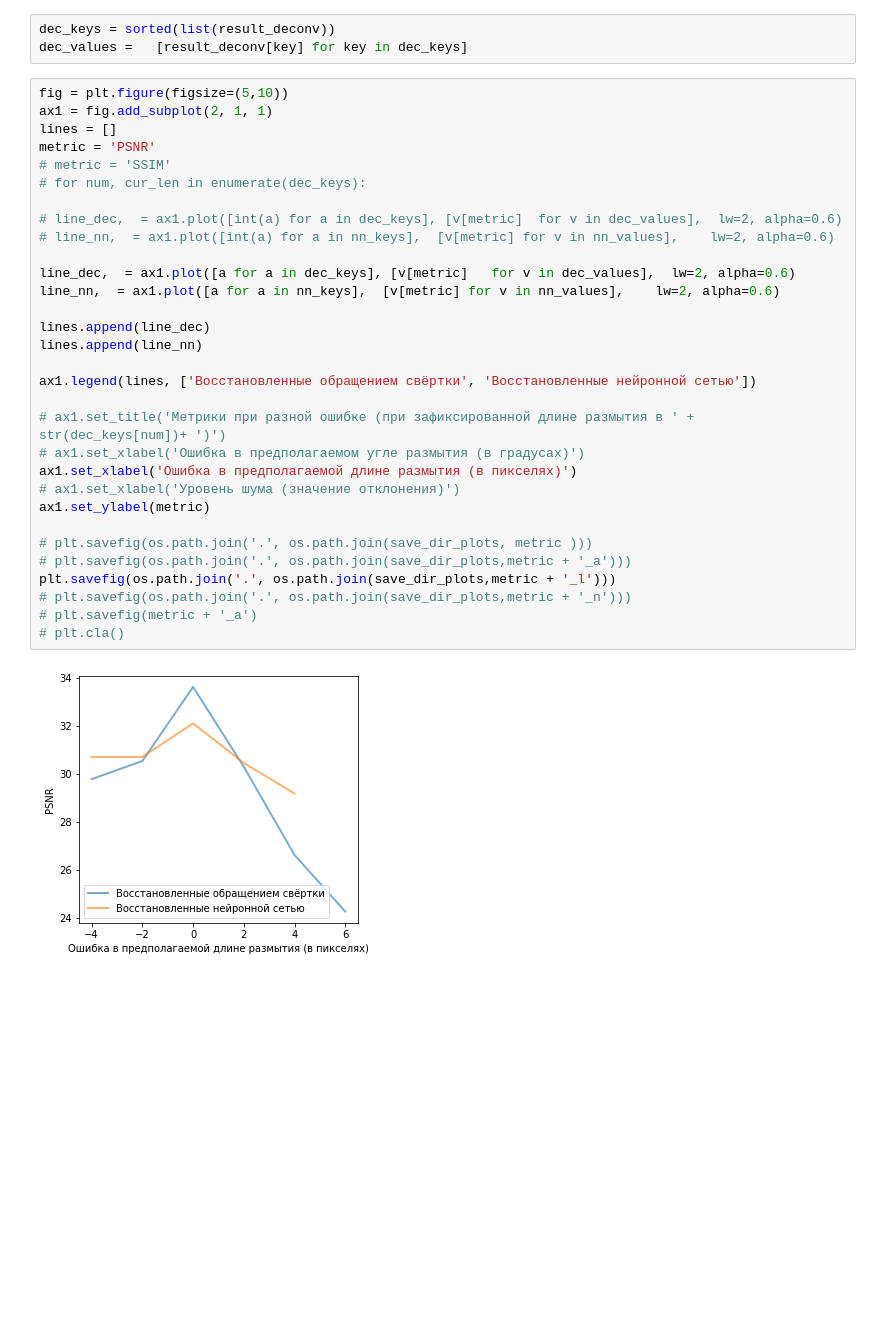
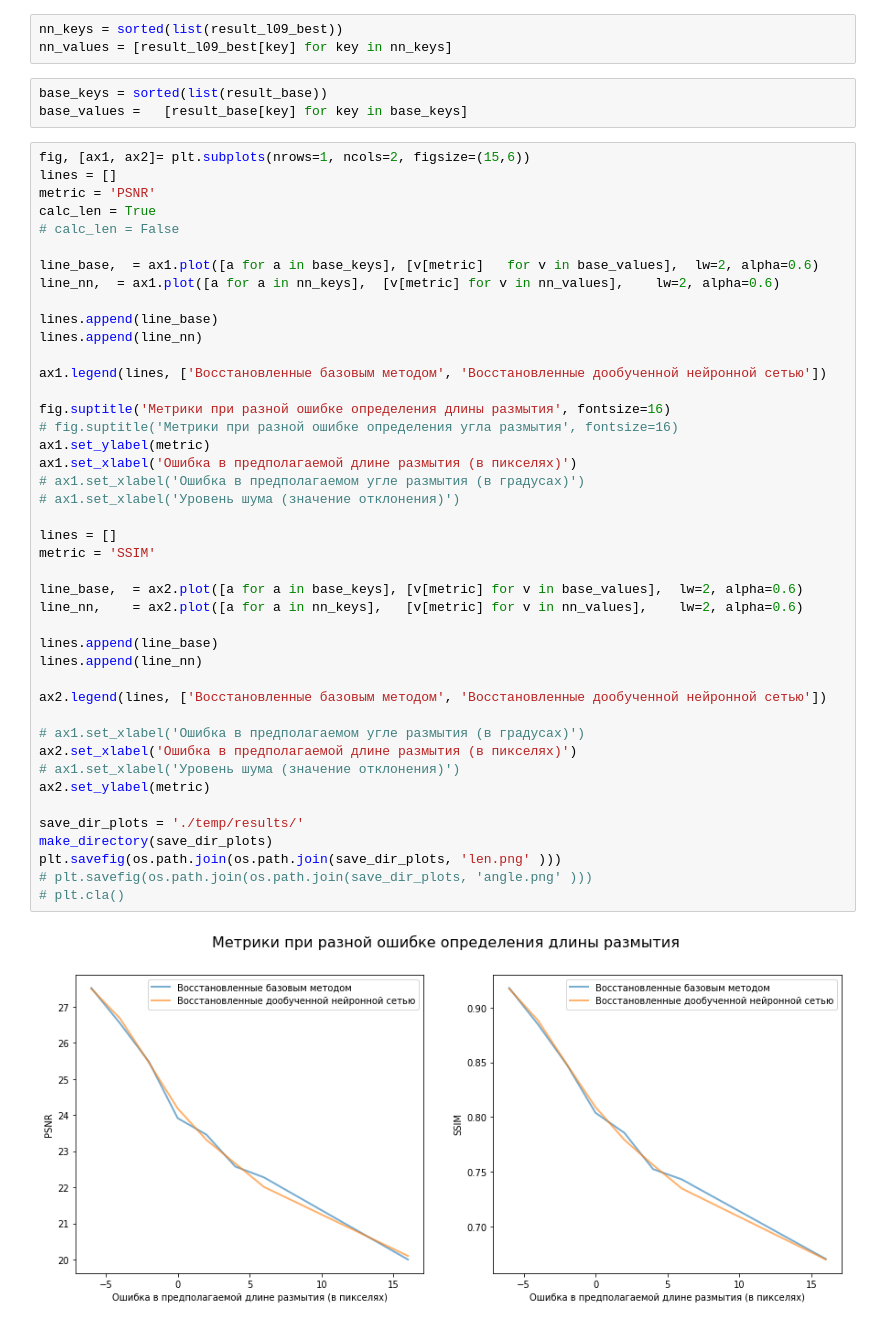
Before and after one commit to lePossum/DeblurGANv2, a Jupyter notebook: np_calc_metrics.ipynb, the cells around one changed output. Drawn from its saved outputs; the diff is of its cells as text; blank space fills up the shorter version.

```diff
--- a/np_calc_metrics.ipynb
+++ b/np_calc_metrics.ipynb
@@ -103,36 +67,51 @@ nn_values[3]['SSIM'] = 0.92439030207011
 # %%
-dec_keys = sorted(list(result_deconv))
-dec_values =   [result_deconv[key] for key in dec_keys]
+nn_keys = sorted(list(result_l09_best))
+nn_values = [result_l09_best[key] for key in nn_keys]
+# %%
+base_keys = sorted(list(result_base))
+base_values =   [result_base[key] for key in base_keys]
 # %%
-fig = plt.figure(figsize=(5,10))
-ax1 = fig.add_subplot(2, 1, 1)
+fig, [ax1, ax2]= plt.subplots(nrows=1, ncols=2, figsize=(15,6))
 lines = []
 metric = 'PSNR'
-# metric = 'SSIM'
-# for num, cur_len in enumerate(dec_keys):
+calc_len = True
+# calc_len = False
 
-# line_dec,  = ax1.plot([int(a) for a in dec_keys], [v[metric]  for v in dec_values],  lw=2, alpha=0.6)
-# line_nn,  = ax1.plot([int(a) for a in nn_keys],  [v[metric] for v in nn_values],    lw=2, alpha=0.6)
-
-line_dec,  = ax1.plot([a for a in dec_keys], [v[metric]   for v in dec_values],  lw=2, alpha=0.6)
+line_base,  = ax1.plot([a for a in base_keys], [v[metric]   for v in base_values],  lw=2, alpha=0.6)
 line_nn,  = ax1.plot([a for a in nn_keys],  [v[metric] for v in nn_values],    lw=2, alpha=0.6)
 
-lines.append(line_dec)
+lines.append(line_base)
 lines.append(line_nn)
 
-ax1.legend(lines, ['Восстановленные обращением свёртки', 'Восстановленные нейронной сетью'])
+ax1.legend(lines, ['Восстановленные базовым методом', 'Восстановленные дообученной нейронной сетью'])
 
-# ax1.set_title('Метрики при разной ошибке (при зафиксированной длине размытия в ' + str(dec_keys[num])+ ')')
+fig.suptitle('Метрики при разной ошибке определения длины размытия', fontsize=16)
+# fig.suptitle('Метрики при разной ошибке определения угла размытия', fontsize=16)
+ax1.set_ylabel(metric)
+ax1.set_xlabel('Ошибка в предполагаемой длине размытия (в пикселях)')
 # ax1.set_xlabel('Ошибка в предполагаемом угле размытия (в градусах)')
-ax1.set_xlabel('Ошибка в предполагаемой длине размытия (в пикселях)')
 # ax1.set_xlabel('Уровень шума (значение отклонения)')
-ax1.set_ylabel(metric)
 
-# plt.savefig(os.path.join('.', os.path.join(save_dir_plots, metric )))
-# plt.savefig(os.path.join('.', os.path.join(save_dir_plots,metric + '_a')))
-plt.savefig(os.path.join('.', os.path.join(save_dir_plots,metric + '_l')))
-# plt.savefig(os.path.join('.', os.path.join(save_dir_plots,metric + '_n')))
-# plt.savefig(metric + '_a')
+lines = []
+metric = 'SSIM'
+
+line_base,  = ax2.plot([a for a in base_keys], [v[metric] for v in base_values],  lw=2, alpha=0.6)
+line_nn,    = ax2.plot([a for a in nn_keys],   [v[metric] for v in nn_values],    lw=2, alpha=0.6)
+
+lines.append(line_base)
+lines.append(line_nn)
+
+ax2.legend(lines, ['Восстановленные базовым методом', 'Восстановленные дообученной нейронной сетью'])
+
+# ax1.set_xlabel('Ошибка в предполагаемом угле размытия (в градусах)')
+ax2.set_xlabel('Ошибка в предполагаемой длине размытия (в пикселях)')
+# ax1.set_xlabel('Уровень шума (значение отклонения)')
+ax2.set_ylabel(metric)
+
+save_dir_plots = './temp/results/'
+make_directory(save_dir_plots)
+plt.savefig(os.path.join(os.path.join(save_dir_plots, 'len.png' )))
+# plt.savefig(os.path.join(os.path.join(save_dir_plots, 'angle.png' )))
 # plt.cla()
 # %% [output]
-[figure, old version]
+[figure, new version]
```
Also changed, not shown: parts of 13 cells of this notebook, 9 other files.
